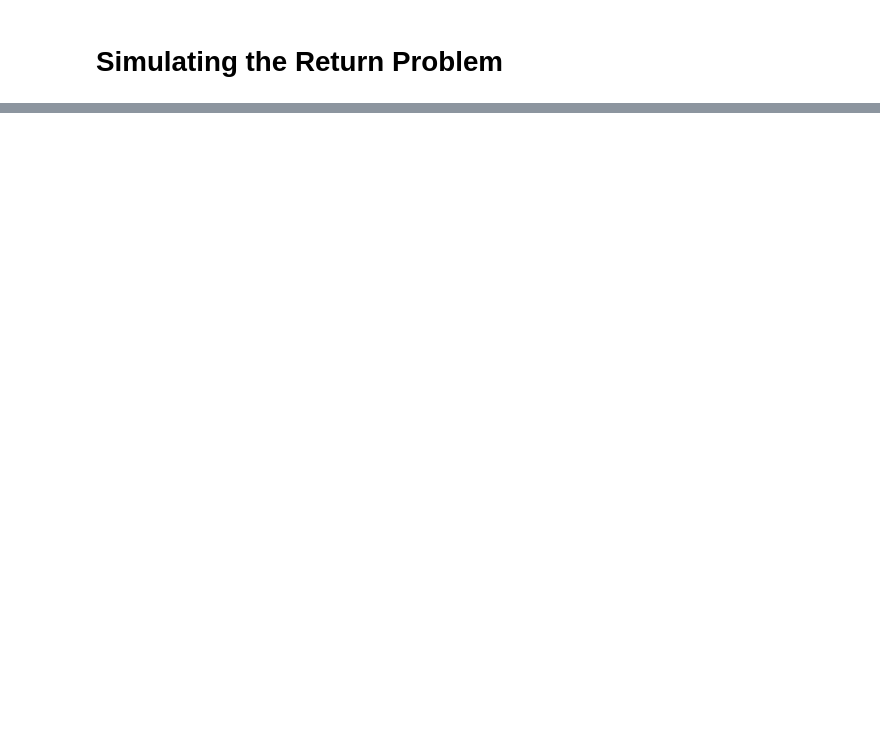
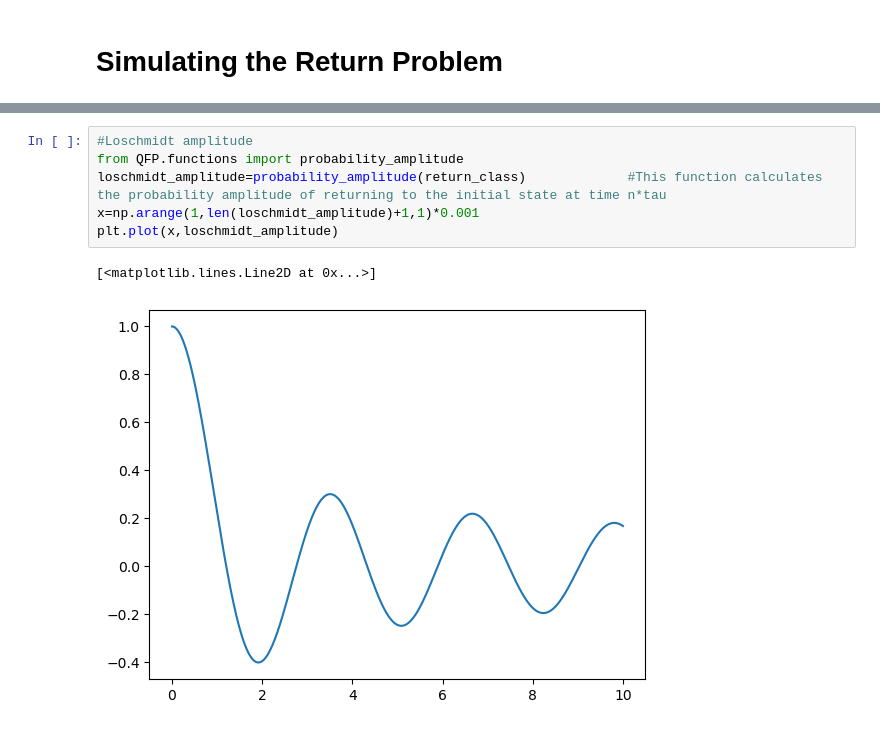
Before and after one commit to GOW7527/Quantum-First-Passage-Problem, a Jupyter notebook: documentation.ipynb, the cells around one changed output, grey strips where cells are left out. Cells and saved outputs as stored; diff of their text form; blank space fills up the shorter version.

```diff
--- a/documentation.ipynb
+++ b/documentation.ipynb
@@ -54,0 +17,9 @@ for i in range(N):
+# %%
+#Loschmidt amplitude
+from QFP.functions import probability_amplitude
+loschmidt_amplitude=probability_amplitude(return_class)             #This function calculates the probability amplitude of returning to the initial state at time n*tau
+x=np.arange(1,len(loschmidt_amplitude)+1,1)*0.001
+plt.plot(x,loschmidt_amplitude)
+# %% [output]
+[<matplotlib.lines.Line2D at 0x...>]
+[figure, added]
```
Also changed, not shown: parts of 22 cells of this notebook, 9 other files.
